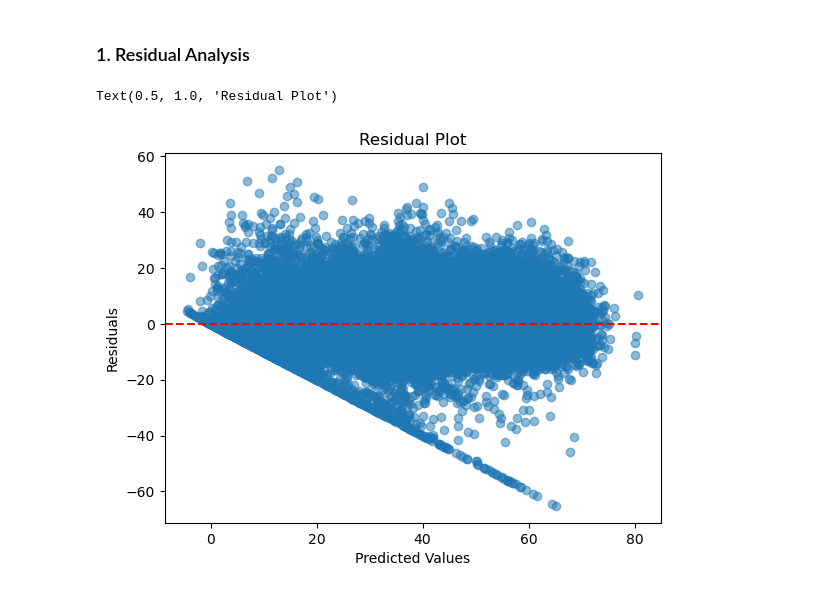
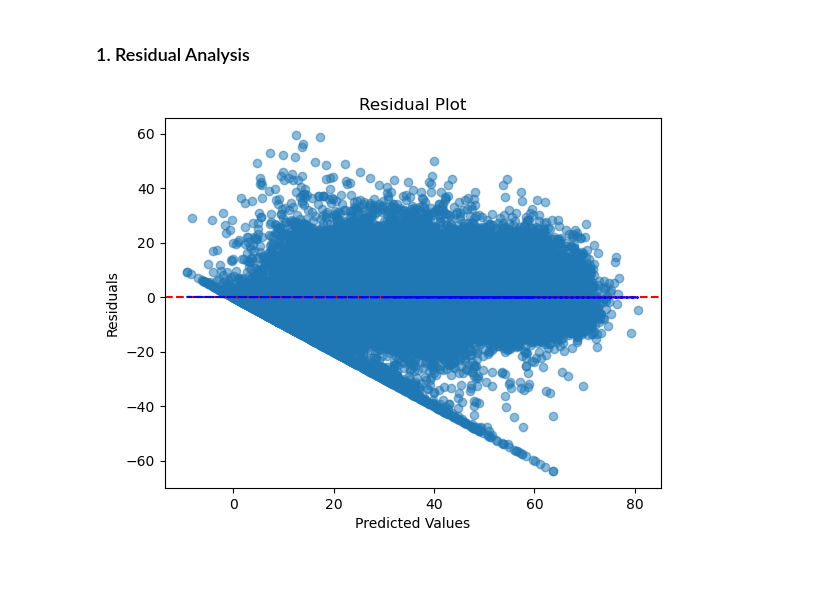
Before and after one commit to deryakubraer/ML_Project_1, a Jupyter notebook: 3_Modelling.ipynb, the cells around one changed output. Drawn from its saved outputs; the diff is of its cells as text; code cells hidden in the pictures.

```diff
--- a/3_Modelling.ipynb
+++ b/3_Modelling.ipynb
@@ -139,0 +166,11 @@ Result: XGBoost has the best results with standart scaler. Now it's hyperparamet
+# %%
+RF_reg = RandomForestRegressor()
+RF_random = RandomizedSearchCV(estimator = RF_reg, param_distributions = param_dist, n_iter = 50, cv = 3, verbose=2, random_state=42, n_jobs = -1)
+for dataset in datasets:
+    if dataset["name"] == "with robust":
+        X_train = dataset["X_train"]
+        X_test = dataset["X_test"]
+        y_train = dataset["y_train"]
+        y_test = dataset["y_test"]
+RF_random.fit(X_train, y_train)
+RF_random.best_params_
@@ -139,0 +227,27 @@ Result: XGBoost has the best results with standart scaler. Now it's hyperparamet
+# %%
+# apply best hyperparameters and evaluate RandomForest with robust
+best_RF = RandomForestRegressor(
+    n_estimators=200,
+    min_samples_split = 5,
+    min_samples_leaf= 2,
+    max_features= 'sqrt',
+    max_depth= 50,
+    bootstrap= False
+)
+best_RF.fit(X_train, y_train)
+y_pred = best_RF.predict(X_test)
+r2_score_value = r2_score(y_test, y_pred)
+mae = mean_absolute_error(y_test, y_pred)
+mse = mean_squared_error(y_test, y_pred)
+rmse = np.sqrt(mse)
+results.append({
+    "model": "RandomForest with best hyperparameters",
+    "dataset": "with robust",
+    "R2 score": r2_score_value,
+    "MAE": mae,
+    "MSE": mse,
+    "RMSE": rmse
+})
+# Convert results to DataFrame
+results_df = pd.DataFrame(results)
+results_df
@@ -277,12 +410,17 @@ results_df
 # %%
 #calculate residuals
 residuals = y_test - y_pred
 # Plot residuals
 plt.scatter(y_pred, residuals, alpha=0.5)
 plt.axhline(y=0, color='r', linestyle='--')
 plt.xlabel('Predicted Values')
 plt.ylabel('Residuals')
 plt.title('Residual Plot')
+
+## add a trend line
+z = np.polyfit(y_pred, residuals, 1)
+p = np.poly1d(z)
+plt.plot(y_pred, p(y_pred), "b--")
+plt.show()
 # %% [output]
-Text(0.5, 1.0, 'Residual Plot')
-[figure, old version]
+[figure, new version]
```
Also changed, not shown: parts of 15 cells of this notebook, 3 other files.
